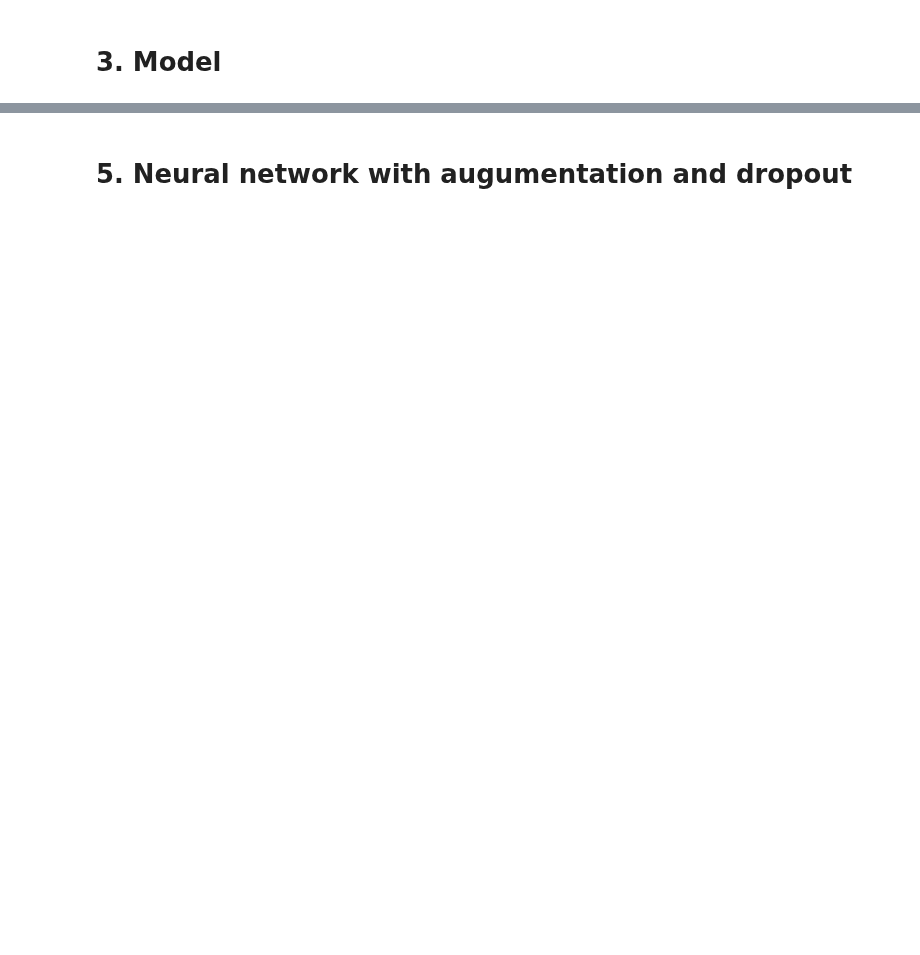
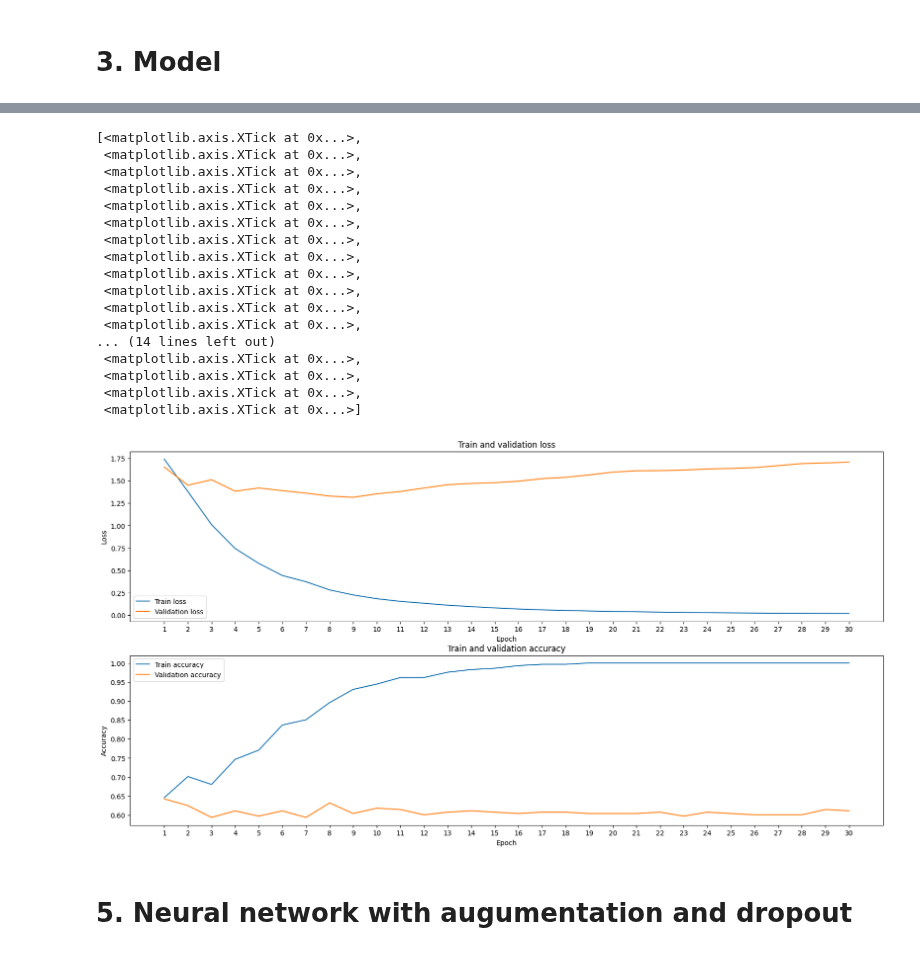
Before and after one commit to KamilShape/emotion_recognition, a Jupyter notebook: emotion_detection.ipynb, the cells around one changed output, grey strips where cells are left out. Drawn from its saved outputs; the diff is of its cells as text; code cells hidden in the pictures; blank space fills up the shorter version.

```diff
--- a/emotion_detection.ipynb
+++ b/emotion_detection.ipynb
@@ -143,0 +160,6 @@ Epoch 30/30
+# %%
+history_test = model.fit(
+    test_ds,
+    validation_data = val_ds,
+    epochs = 30,
+    batch_size = batch_size)
@@ -187,3 +231,44 @@ ax2.set_xticks(array)
+# %%
+test_loss = history_test.history['loss']
+test_accuracy = history_test.history['accuracy']
+test_val_loss = history_test.history['val_loss']
+test_val_accuracy = history_test.history['val_accuracy']
+array = np.arange(1,31,1)
+# %%
+fig, (ax1, ax2) = plt.subplots(2, 1, figsize = (20,10))
+ax1.set_title('Train and validation loss')
+ax1.plot(array, test_loss, label='Train loss')
+ax1.plot(array, test_val_loss, label = 'Validation loss')
+ax2.set_title('Train and validation accuracy')
+ax2.plot(array, test_accuracy, label='Train accuracy')
+ax2.plot(array, test_val_accuracy, label = 'Validation accuracy')
+ax1.set_xlabel('Epoch')
+ax1.set_ylabel('Loss')
+ax2.set_xlabel('Epoch')
+ax2.set_ylabel('Accuracy')
+ax1.legend()
+ax2.legend()
+ax1.set_xticks(array)
+ax2.set_xticks(array)
+# %% [output]
+[<matplotlib.axis.XTick at 0x...>,
+ <matplotlib.axis.XTick at 0x...>,
+ <matplotlib.axis.XTick at 0x...>,
+ <matplotlib.axis.XTick at 0x...>,
+ <matplotlib.axis.XTick at 0x...>,
+ <matplotlib.axis.XTick at 0x...>,
+ <matplotlib.axis.XTick at 0x...>,
+ <matplotlib.axis.XTick at 0x...>,
+ <matplotlib.axis.XTick at 0x...>,
+ <matplotlib.axis.XTick at 0x...>,
+ <matplotlib.axis.XTick at 0x...>,
+ <matplotlib.axis.XTick at 0x...>,
+... (14 lines left out)
+ <matplotlib.axis.XTick at 0x...>,
+ <matplotlib.axis.XTick at 0x...>,
+ <matplotlib.axis.XTick at 0x...>,
+ <matplotlib.axis.XTick at 0x...>]
+[figure, added]
 # %% [markdown]
 # **5. Neural network with augumentation and dropout**
 # %%
```
Also changed, not shown: parts of 12 cells of this notebook.
